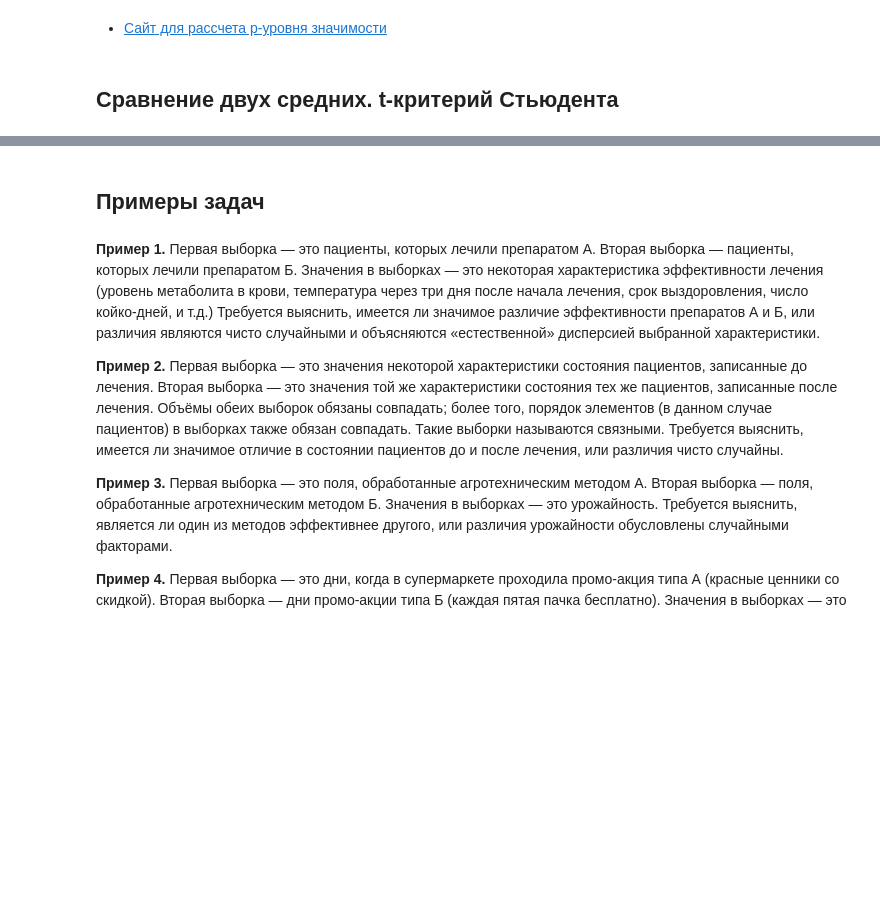
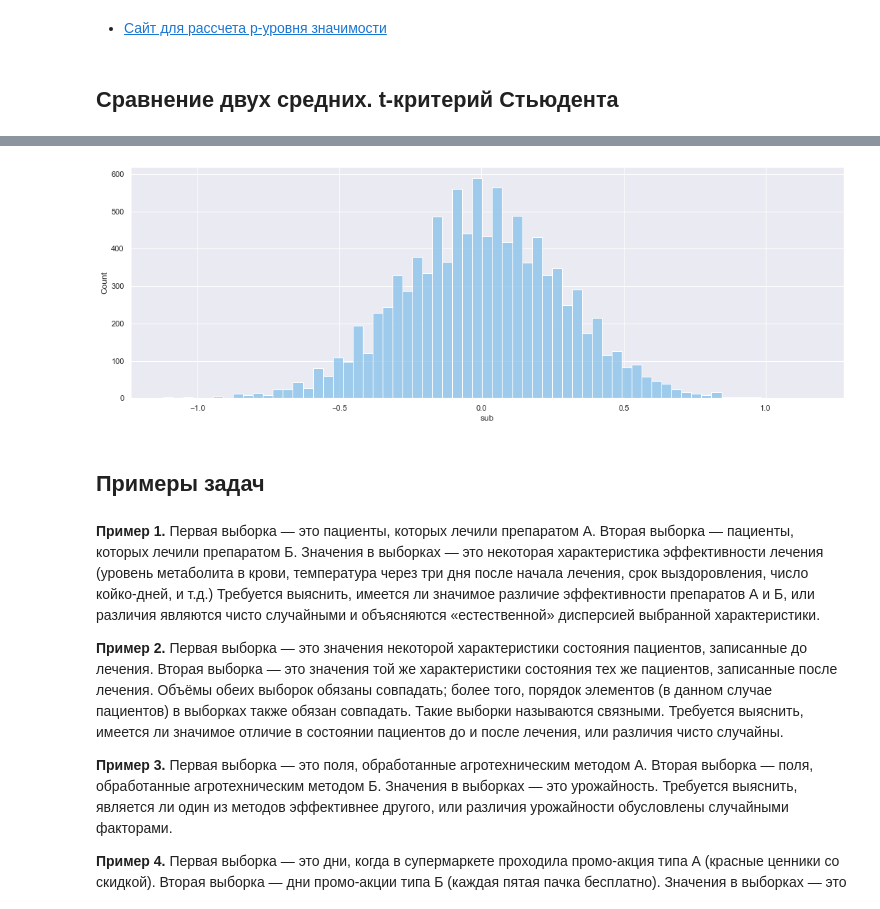
Before and after one commit to Saxsafon/Statistics, a Jupyter notebook: Hypotheses_testing/Student_criteria.ipynb, the cells around one changed output, grey strips where cells are left out. Saved outputs shown, nothing was run; the diff lists cells and outputs as text; code cells hidden in the pictures; blank space fills up the shorter version.

```diff
--- a/Hypotheses_testing/Student_criteria.ipynb
+++ b/Hypotheses_testing/Student_criteria.ipynb
@@ -37,0 +40,18 @@ display(HTML("<style>.container { width:100% !important; }</style>"))
+# %%
+M = 3
+sigma = 2
+N = 10_000
+
+genpop = pd.Series(np.random.normal(M, sigma, N))
+# %%
+n = 100
+size = 10_000
+
+means = pd.DataFrame({
+    'm1': [genpop.sample(n=n).mean() for i in range(size)],
+    'm2': [genpop.sample(n=n).mean() for i in range(size)],
+})
+
+means['sub'] = np.round(means['m1'] - means['m2'], 2)
+
+means.head()
@@ -38,3 +65,8 @@ display(HTML("<style>.container { width:100% !important; }</style>"))
+# %%
+sns.set(rc={'figure.figsize':(18, 6)})
+sns.histplot(x=means['sub'], color='#85C1E9');
+# %% [output]
+[figure, added]
 # %% [markdown]
 ## Примеры задач
 # %% [markdown]
```
Also changed, not shown: parts of 8 cells of this notebook.
